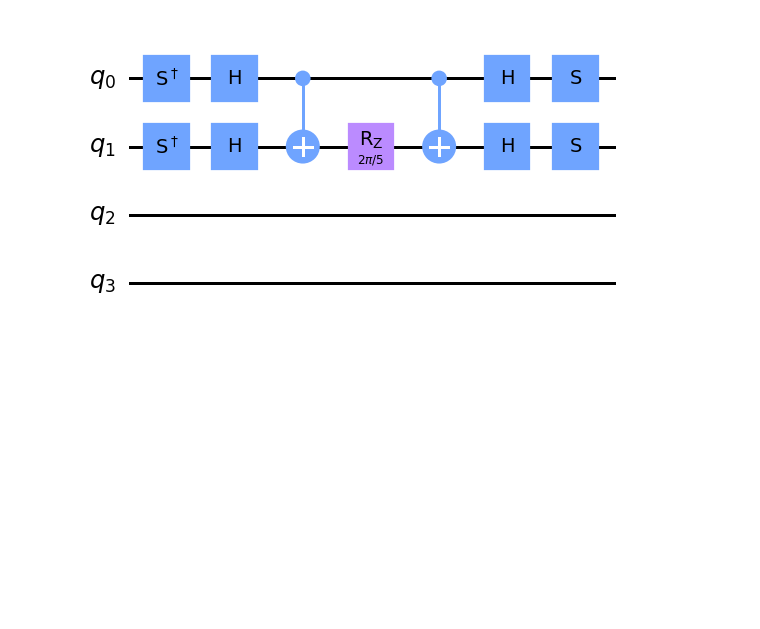
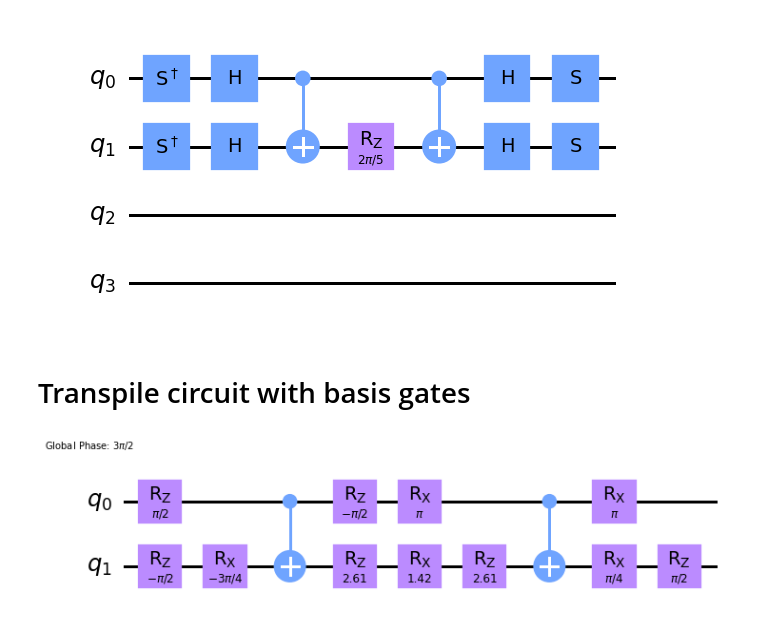
Before and after one commit to psasanka1729/hamiltonian_evolution_heisenberg_model, a Jupyter notebook: Hamiltonian_simulation_Heisenberg_model_qiskit.ipynb, the cells around one changed output. Cells and saved outputs as stored; diff of their text form; code cells hidden in the pictures; blank space fills up the shorter version.

Commit message:
custom unitary is added

```diff
--- a/Hamiltonian_simulation_Heisenberg_model_qiskit.ipynb
+++ b/Hamiltonian_simulation_Heisenberg_model_qiskit.ipynb
@@ -74,0 +82,15 @@ yy_circuit(0,1,np.pi/5)
+# %% [markdown]
+# Transpile circuit with basis gates
+# %%
+from qiskit import QuantumCircuit
+from qiskit.extensions import UnitaryGate
+
+matrix = expm(-1j*np.kron(Pauli_z,Pauli_z)*np.pi/8)
+gate = UnitaryGate(matrix)
+
+circuit = QuantumCircuit(2)
+circuit.append(gate, [0, 1])
+transpiled_circuit = transpile(circuit,basis_gates = ['rx','cx','rz'],optimization_level=1)
+transpiled_circuit.draw("mpl",scale=1.5)
+# %% [output]
+[figure, added]
```
Also changed, not shown: parts of 2 cells of this notebook.
